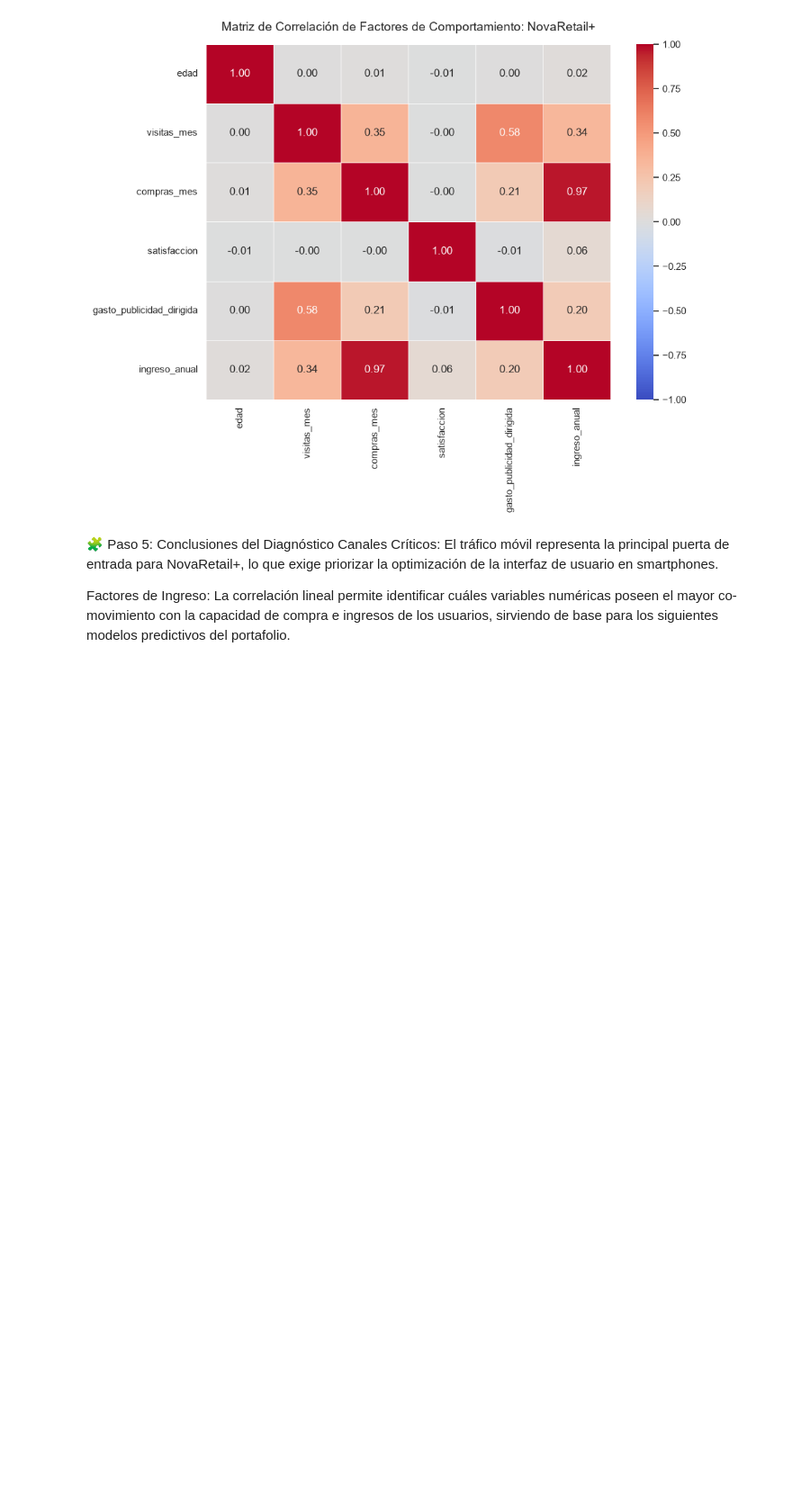
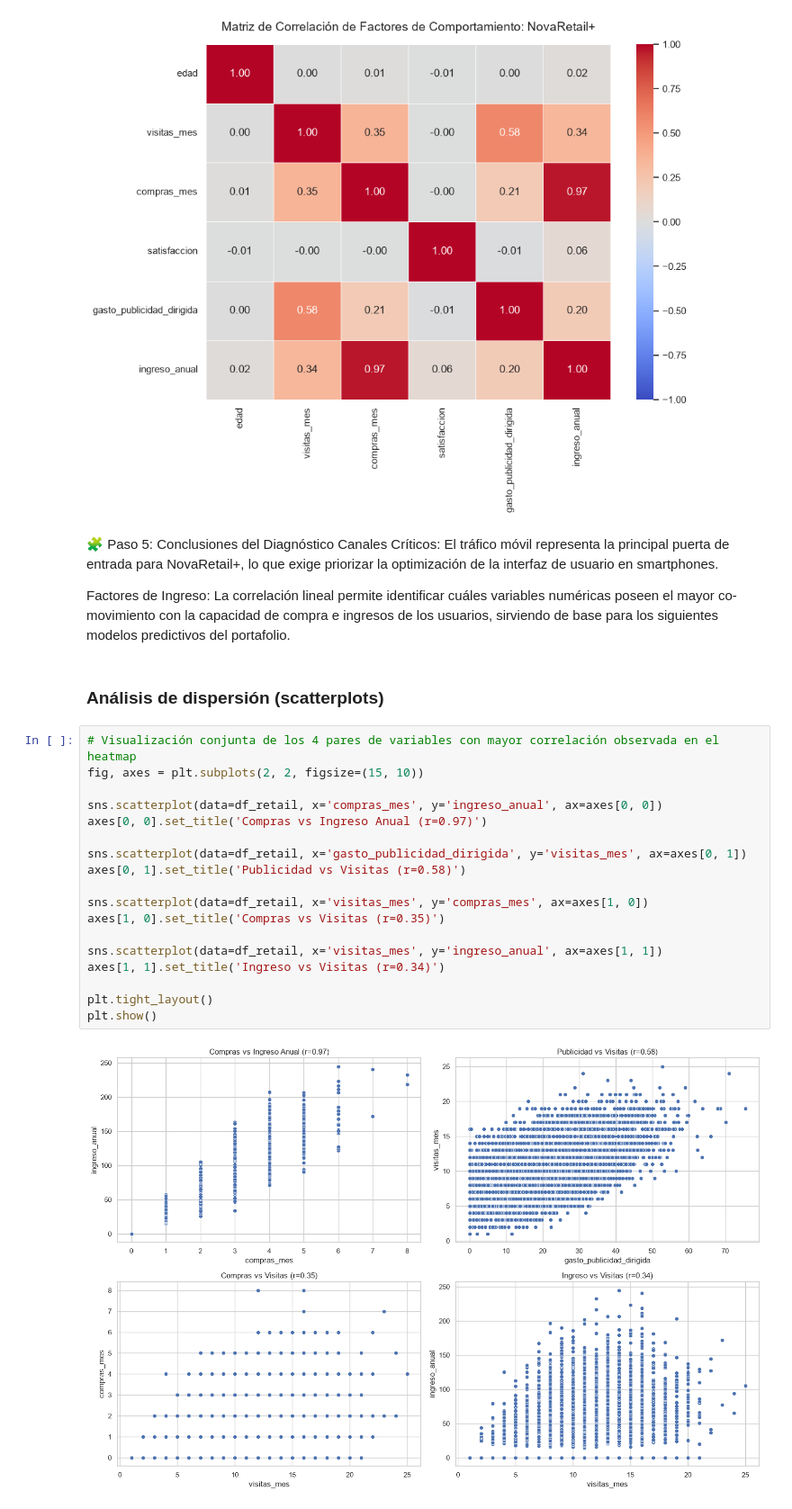
Before and after one commit to EstefGlez/Portafolio-Sprints-TripleTen, a Jupyter notebook: Sprint 8/S8 Student Version-Project-NovaRetail.ipynb, the cells around one changed output. Shown at 90% size. Cells and saved outputs as stored; diff of their text form; blank space fills up the shorter version.

```diff
--- a/Sprint 8/S8 Student Version-Project-NovaRetail.ipynb
+++ b/Sprint 8/S8 Student Version-Project-NovaRetail.ipynb
@@ -176,3 +227,25 @@ plt.show()
 Canales Críticos: El tráfico móvil representa la principal puerta de entrada para NovaRetail+, lo que exige priorizar la optimización de la interfaz de usuario en smartphones.
 
 Factores de Ingreso: La correlación lineal permite identificar cuáles variables numéricas poseen el mayor co-movimiento con la capacidad de compra e ingresos de los usuarios, sirviendo de base para los siguientes modelos predictivos del portafolio.
+# %% [markdown]
+### Análisis de dispersión (scatterplots)
+# %%
+# Visualización conjunta de los 4 pares de variables con mayor correlación observada en el heatmap
+fig, axes = plt.subplots(2, 2, figsize=(15, 10))
+
+sns.scatterplot(data=df_retail, x='compras_mes', y='ingreso_anual', ax=axes[0, 0])
+axes[0, 0].set_title('Compras vs Ingreso Anual (r=0.97)')
+
+sns.scatterplot(data=df_retail, x='gasto_publicidad_dirigida', y='visitas_mes', ax=axes[0, 1])
+axes[0, 1].set_title('Publicidad vs Visitas (r=0.58)')
+
+sns.scatterplot(data=df_retail, x='visitas_mes', y='compras_mes', ax=axes[1, 0])
+axes[1, 0].set_title('Compras vs Visitas (r=0.35)')
+
+sns.scatterplot(data=df_retail, x='visitas_mes', y='ingreso_anual', ax=axes[1, 1])
+axes[1, 1].set_title('Ingreso vs Visitas (r=0.34)')
+
+plt.tight_layout()
+plt.show()
+# %% [output]
+[figure, added]
```
Also changed, not shown: parts of 19 cells of this notebook, 4 other files.
